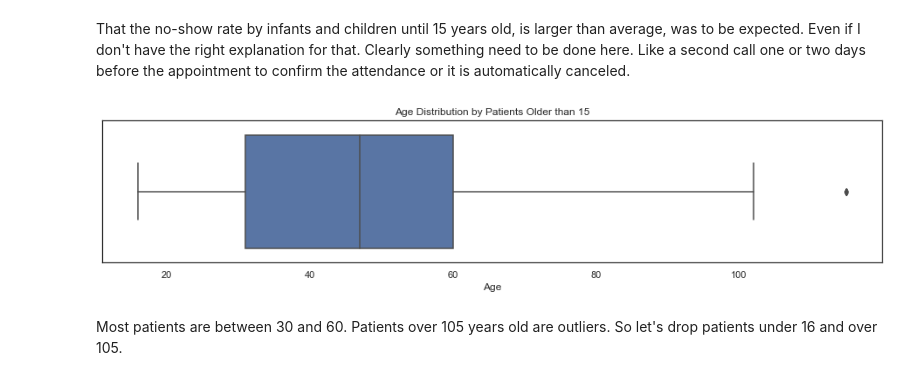
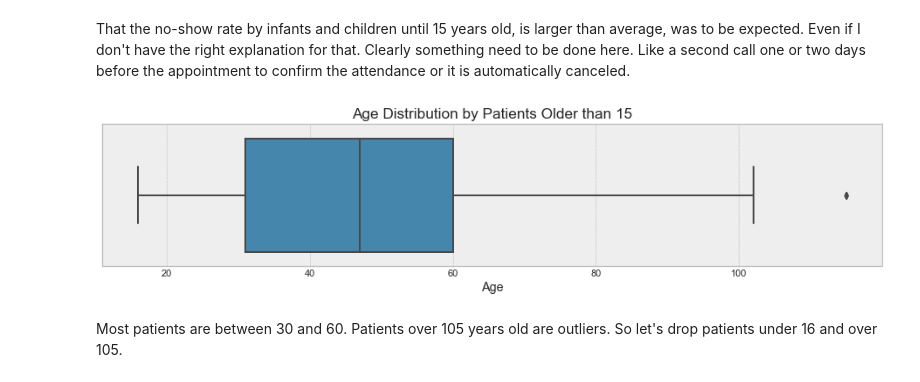
Before and after one commit to skacem/Business-Analytics, a Jupyter notebook: Misc/Medical_appointment_analysis.ipynb, the cells around one changed output. Saved outputs shown, nothing was run; the diff lists cells and outputs as text; code cells hidden in the pictures.

```diff
--- a/Misc/Medical_appointment_analysis.ipynb
+++ b/Misc/Medical_appointment_analysis.ipynb
@@ -519,12 +518,13 @@ Name: No-show, dtype: float64
 That the no-show rate by infants and children until 15 years old, is larger than average, was to be expected.  Even if I don't have the right explanation for that. Clearly something need to be done here. Like a second call one or two days before the appointment to confirm the attendance or it is automatically canceled.
 # %%
 # Look at the distribution of Age
-sns.set(context='notebook', style='white', rc={"figure.figsize": (16, 3)})
+sns.set(context='notebook', rc={"figure.figsize": (16, 3)})
+plt.style.use('bmh')
 dist_age = sns.boxplot(x=df[df['Age']>15]['Age'])
 dist_age.set_title("Age Distribution by Patients Older than 15")
 plt.show()
 # %% [output]
-[figure, old version]
+[figure, new version]
 # %% [markdown]
 Most patients are between 30 and 60. Patients over 105 years old are outliers. So let's drop patients under 16 and over 105.
 # %%
```
Also changed, not shown: parts of 32 cells of this notebook.
